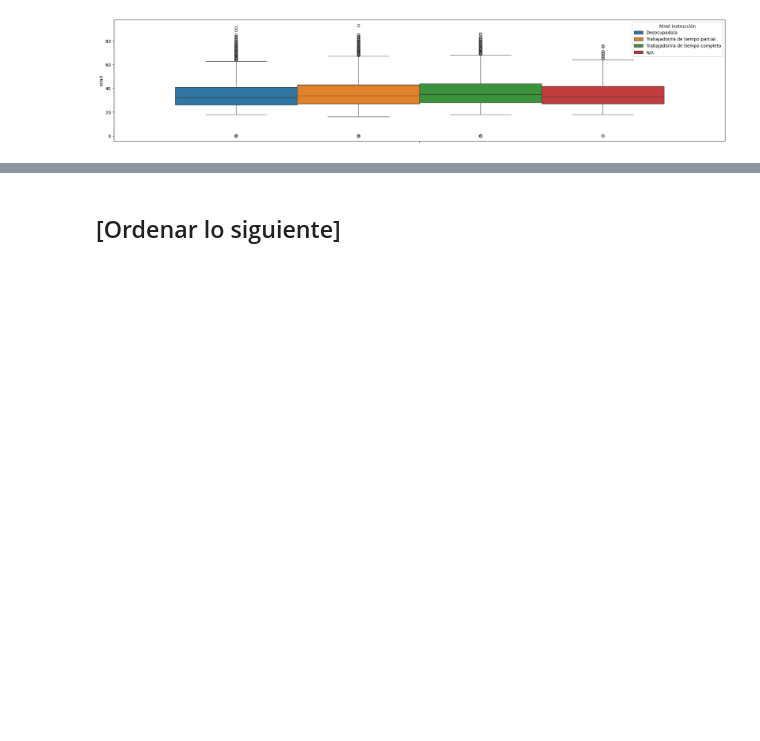
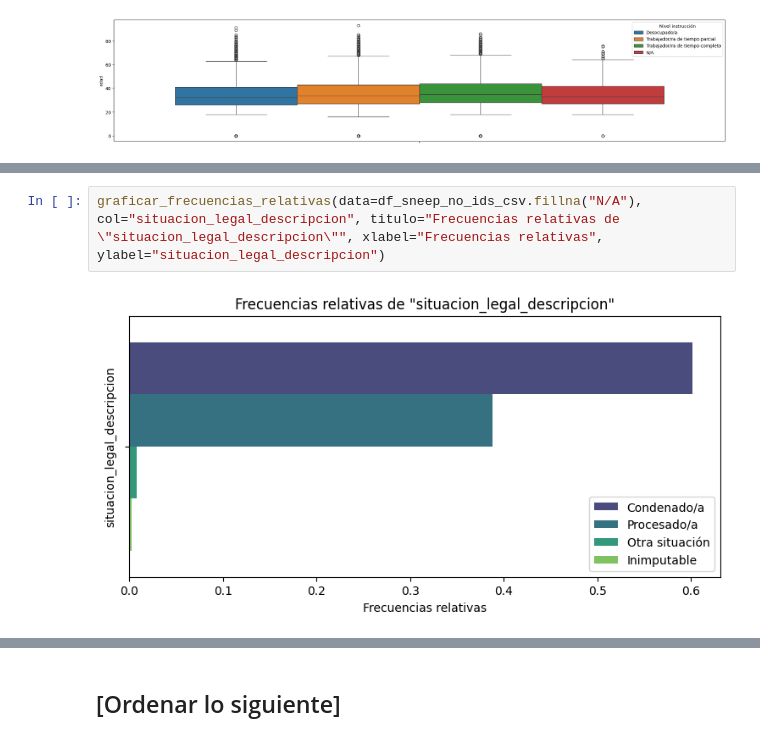
Before and after one commit to gasper-az/CEIA_Analisis_de_datos, a Jupyter notebook: trabajos_practicos/resolucion_tp_01/tp_01.ipynb, the cells around one changed output, grey strips where cells are left out. Cells and saved outputs as stored; diff of their text form; blank space fills up the shorter version.

```diff
--- a/trabajos_practicos/resolucion_tp_01/tp_01.ipynb
+++ b/trabajos_practicos/resolucion_tp_01/tp_01.ipynb
@@ -1478,0 +1540,4 @@ graficar_boxplot(df_sneep_no_ids_csv.apply(fill_na_as_string_lambda), col="edad"
+# %%
+graficar_frecuencias_relativas(data=df_sneep_no_ids_csv.fillna("N/A"), col="situacion_legal_descripcion", titulo="Frecuencias relativas de \"situacion_legal_descripcion\"", xlabel="Frecuencias relativas", ylabel="situacion_legal_descripcion")
+# %% [output]
+[figure, added]
```
Also changed, not shown: parts of 8 cells of this notebook.
